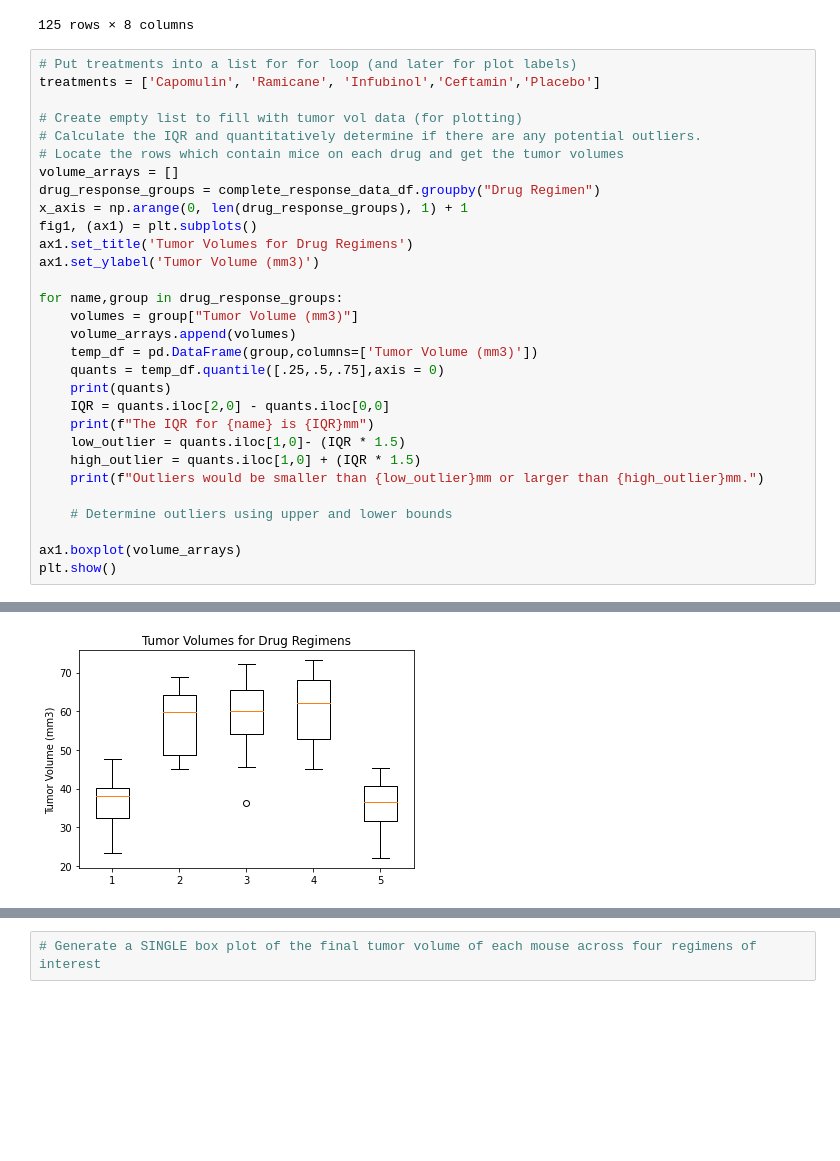
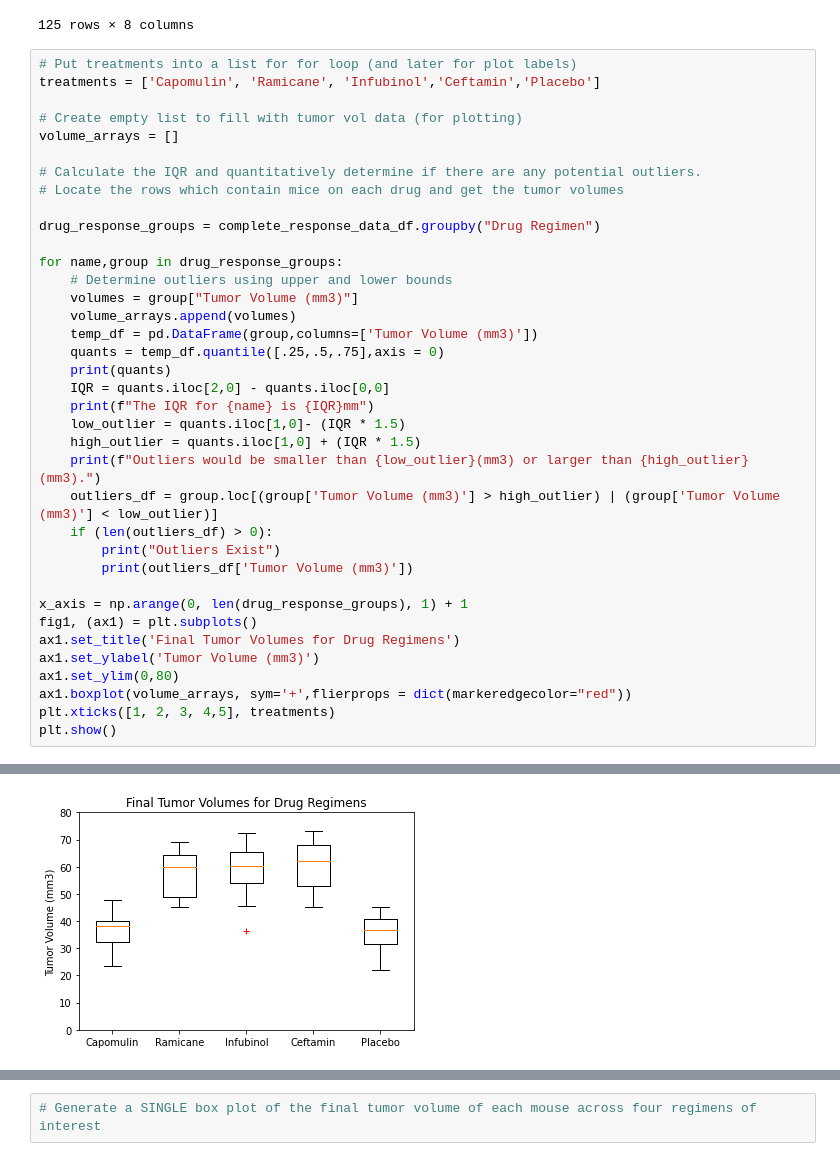
Before and after one commit to mkpennemays/PlottingPharmaData, a Jupyter notebook: Pymaceuticals/pymaceuticals_starter.ipynb, the cells around one changed output, grey strips where cells are left out. Drawn from its saved outputs; the diff is of its cells as text; blank space fills up the shorter version.

```diff
--- a/Pymaceuticals/pymaceuticals_starter.ipynb
+++ b/Pymaceuticals/pymaceuticals_starter.ipynb
@@ -190,16 +190,15 @@ complete_response_data_df
 treatments = ['Capomulin', 'Ramicane', 'Infubinol','Ceftamin','Placebo']
 
 # Create empty list to fill with tumor vol data (for plotting)
+volume_arrays = []
+
 # Calculate the IQR and quantitatively determine if there are any potential outliers.
 # Locate the rows which contain mice on each drug and get the tumor volumes
-volume_arrays = []
+
 drug_response_groups = complete_response_data_df.groupby("Drug Regimen")
-x_axis = np.arange(0, len(drug_response_groups), 1) + 1
-fig1, (ax1) = plt.subplots()
-ax1.set_title('Tumor Volumes for Drug Regimens')
-ax1.set_ylabel('Tumor Volume (mm3)')
 
 for name,group in drug_response_groups:
+    # Determine outliers using upper and lower bounds
     volumes = group["Tumor Volume (mm3)"]
     volume_arrays.append(volumes)
     temp_df = pd.DataFrame(group,columns=['Tumor Volume (mm3)'])
@@ -209,11 +208,19 @@ for name,group in drug_response_groups:
     print(f"The IQR for {name} is {IQR}mm")
     low_outlier = quants.iloc[1,0]- (IQR * 1.5)
     high_outlier = quants.iloc[1,0] + (IQR * 1.5)
-    print(f"Outliers would be smaller than {low_outlier}mm or larger than {high_outlier}mm.")
+    print(f"Outliers would be smaller than {low_outlier}(mm3) or larger than {high_outlier}(mm3).")
+    outliers_df = group.loc[(group['Tumor Volume (mm3)'] > high_outlier) | (group['Tumor Volume (mm3)'] < low_outlier)]
+    if (len(outliers_df) > 0):
+        print("Outliers Exist")
+        print(outliers_df['Tumor Volume (mm3)'])
 
-    # Determine outliers using upper and lower bounds
-
-ax1.boxplot(volume_arrays)
+x_axis = np.arange(0, len(drug_response_groups), 1) + 1
+fig1, (ax1) = plt.subplots()
+ax1.set_title('Final Tumor Volumes for Drug Regimens')
+ax1.set_ylabel('Tumor Volume (mm3)')
+ax1.set_ylim(0,80)
+ax1.boxplot(volume_arrays, sym='+',flierprops = dict(markeredgecolor="red"))
+plt.xticks([1, 2, 3, 4,5], treatments)
 plt.show()
 # %% [output]
       Tumor Volume (mm3)
@@ -236,2 +243,2 @@ Outliers would be smaller than 22.91384721mm or larger than 50.209457369999996mm
-[figure, old version]
+[figure, new version]
 # %%
```
Also changed, not shown: parts of 4 cells of this notebook.
